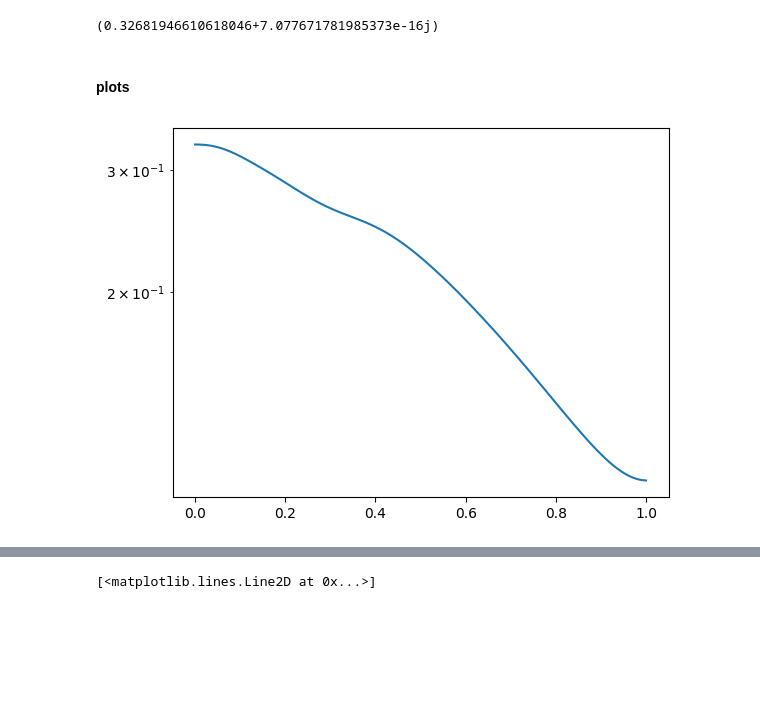
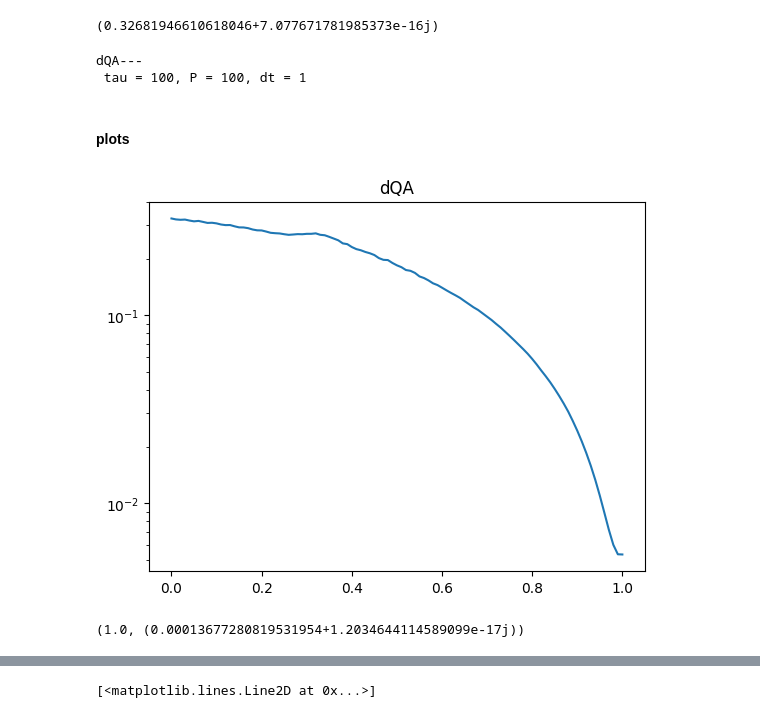
Before and after one commit to baronefr/perceptron-dqa, a Jupyter notebook: mydqa.ipynb, the cells around one changed output, grey strips where cells are left out. Saved outputs shown, nothing was run; the diff lists cells and outputs as text; code cells hidden in the pictures; blank space fills up the shorter version.

```diff
--- a/mydqa.ipynb
+++ b/mydqa.ipynb
@@ -28,11 +28,11 @@ from tqdm import tqdm
 
 N = 21     # number of spins/sites/parameters/qubits
 P = 100    # total number of QA steps  // should be 100/1000
-dt = 0.1   # time interval
+dt = 1 #0.1   # time interval
 
 # tau (annealing time) will be fixed as P*dt
 
-max_bond = 20  # MPS max bond dimension
+max_bond = 21  # MPS max bond dimension
 
 N_xi = 17  # dataset size (number of patterns)
 # %% [markdown]
@@ -134,26 +194,33 @@ def Hz_mu_singleK(N, mu, K, f_FT_, patterns, dtype=np.complex128):
 # %%
 def compute_loss(psi, N, fxft, xi):
+    N_tens = psi.num_tensors
     eps = 0.0
     for mu in range(N_xi):
         for kk in range(N+1):
-            mpo = Hz_mu_singleK(N, mu, kk, fxft, xi)
+            mpo = Hz_mu_singleK(N, mu, kk, fxft, xi)  # store!
 
             pp = psi.copy()
-            pH = pp.H
-            pp.align_(mpo, pH)
+            #pH = pp.H
+            #pp.align_(mpo, pH)
+
+            pH = psi.reindex({f"s{i}":f"u{i}" for i in range(N_tens)}).H
+
             tnet = pH & mpo & pp
 
-            eps += tnet.contract()/N
+            eps += (tnet.contract()/N_tens)
 
     return eps
 # %% [markdown]
 ## run
 # %%
-xi = create_dataset(N = N_xi, features = N)  # mu in (0, N_xi-1)
+#xi = create_dataset(N = N_xi, features = N)  # mu in (0, N_xi-1)
+xi = np.loadtxt('dataxi.txt')
 
 # this is the initial state, an MPS of bond_dim = 1
 psi = qu.tensor.tensor_builder.MPS_product_state(
-    [ np.array([[2**-0.5, 2**-0.5]], dtype=np.complex128) ] * N, tags=['psi']
+    [ np.array([[2**-0.5, 2**-0.5]], dtype=np.complex128) ] * N,
+    tags=['psi'],
+    site_ind_id='s{}'
 )
 
 tau = dt * P
@@ -163,6 +230,7 @@ E_gs = -N/2 # guess...
 # keep track of loss function
 loss = []
 
+
 # etc
 cc = []
 # %%
@@ -179,6 +247,11 @@ compute_loss(psi, N, fx_FT, xi)
 crop_p = None
 
 loss.append( (0, compute_loss(psi, N, fx_FT, xi)) )
+diff_z = []
+diff_x = []
+
+print('dQA---')
+print(' tau = {}, P = {}, dt = {}'.format(tau, P, dt) )
 
 if crop_p is not None:
     print(' [!] simulation will be stopped at iter', crop_p)
@@ -195,14 +268,19 @@ with tqdm(total=P, desc='QAnnealing') as pbar:
 
         # loop over patterns
         for mu in range(N_xi):
+
+            # me
             data = Uk_FT[:,pp]
             Uz = make_Uz(N, data, xi[mu])
+
+            # Paolo
+            #Uz = Uz_p_mu(N, 2, pp+1, mu, Uk_FT, patterns=xi)
 
             curr_bdim = psi.tensors[int(N/2)].shape[0]
             cc.append( curr_bdim )
 
             #psi = Uz._apply_mps( psi, compress = False)
-            psi = apply_compress(Uz, psi, max_bond=max_bond)
+            psi = apply_compress(Uz, psi, max_bond=max_bond, method='svd')
 
             ## adaptive compression (test only)
             #if curr_bdim > max_bond:
@@ -210,12 +288,17 @@ with tqdm(total=P, desc='QAnnealing') as pbar:
             #else:
             #    psi = Uz._apply_mps( psi, compress = False)
 
+
         Ux = make_Ux(N, beta_p = beta_p)
-        psi = Ux._apply_mps( psi, compress = False)
+        #Ux = Ux_p(N, 2, beta_p=beta_p)
+        psi = Ux.apply( psi, compress = False)
 
         # evaluate  <psi | H | psi>
         expv = compute_loss(psi, N, fx_FT, xi)
         loss.append( (s_p, expv) )
+
+        #diff_z.append( np.sum( np.abs(Uz_me.tensors[4].data - Uz.tensors[4].data ) ) )
+        #diff_x.append( np.sum( np.abs(Ux_me.tensors[0].data - Ux.tensors[0].data ) ) )
 
         # etc
         pbar.update(1)
@@ -223,3 +306,6 @@ with tqdm(total=P, desc='QAnnealing') as pbar:
 
         if crop_p is not None:
             if pp == crop_p:   break
+# %% [output]
+dQA---
+ tau = 100, P = 100, dt = 1
@@ -228,5 +317,11 @@ with tqdm(total=P, desc='QAnnealing') as pbar:
 # %%
 plt.plot( *zip(*loss) )
 plt.yscale('log')
+plt.title('dQA')
+plt.show()
 # %% [output]
-[figure, old version]
+[figure, new version]
+# %%
+loss[-1]
+# %% [output]
+(1.0, (0.00013677280819531954+1.2034644114589099e-17j))
```
Also changed, not shown: parts of 6 cells of this notebook, 6 other files.
